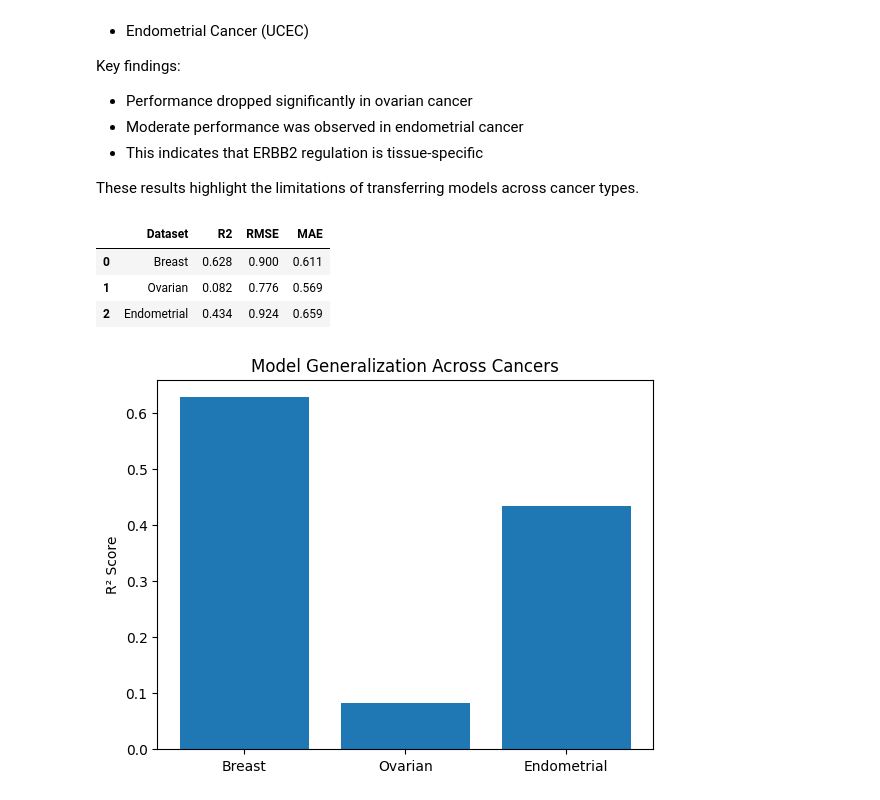
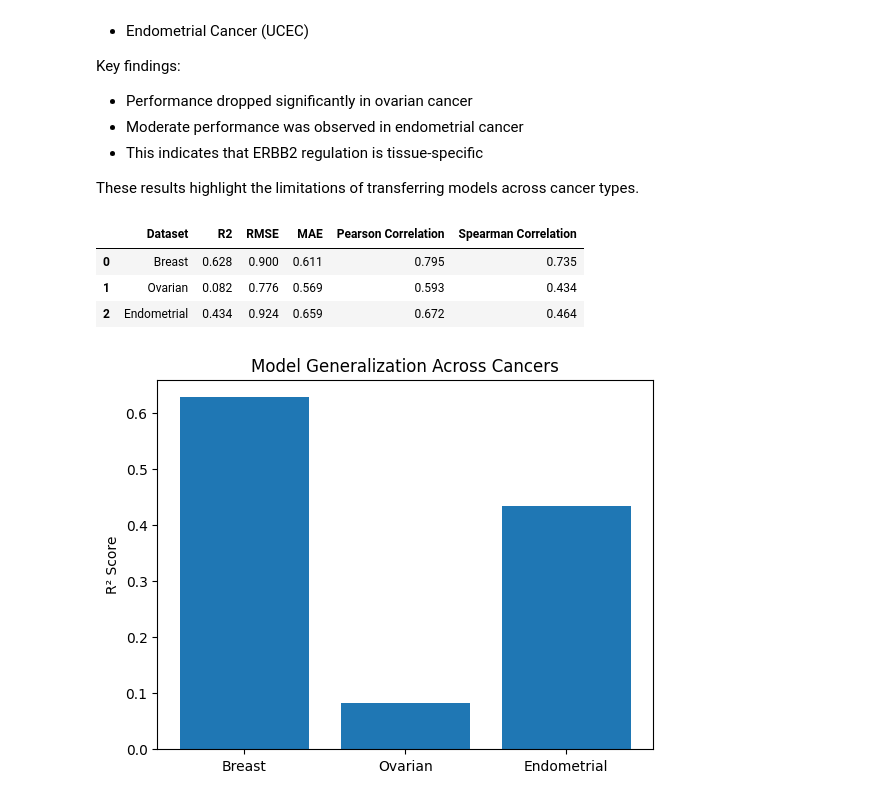
Before and after one commit to egcalles7/DATA-780-Final-Project-Repo, a Jupyter notebook: Data780_Final_Project.ipynb, the cells around one changed output. Saved outputs shown, nothing was run; the diff lists cells and outputs as text; code cells hidden in the pictures.

```diff
--- a/Data780_Final_Project.ipynb
+++ b/Data780_Final_Project.ipynb
@@ -315,6 +337,8 @@ y_pred_gb = gb_model.predict(X_test)
 gb_rmse = np.sqrt(mean_squared_error(y_test, y_pred_gb))
 gb_mae = mean_absolute_error(y_test, y_pred_gb)
 gb_r2 = r2_score(y_test, y_pred_gb)
+pearson_corr_gb, _ = pearsonr(y_test, y_pred_gb)
+spearman_corr_gb, _= spearmanr(y_test, y_pred_gb)
 
 print("Gradient Boosting n_estimators:", gb_model.n_estimators)
 print("Gradient Boosting learning_rate:", gb_model.learning_rate)
@@ -322,6 +346,8 @@ print("Gradient Boosting max_depth:", gb_model.max_depth)
 print("Gradient Boosting RMSE:", gb_rmse)
 print("Gradient Boosting MAE:", gb_mae)
 print("Gradient Boosting R2:", gb_r2)
+print("Gradient Boosting Pearson Correlation:", pearson_corr_gb)
+print("Gradient Spearman Correlation:", spearman_corr_gb)
 # %% [output]
 Gradient Boosting n_estimators: 300
 Gradient Boosting learning_rate: 0.05
@@ -449,8 +479,8 @@ cnv_ov_url = "https://tcga-xena-hub.s3.us-east-1.amazonaws.com/download/TCGA.OV.
 expr_ov_url = "https://tcga-xena-hub.s3.us-east-1.amazonaws.com/download/TCGA.OV.sampleMap%2FHiSeqV2.gz"
 
 # Load raw datasets (genes × samples format)
-cnv_ov = pd.read_csv(cnv_ov_url, sep="\t", low_memory=False)
-expr_ov = pd.read_csv(expr_ov_url, sep="\t", low_memory=False)
+cnv_ov_raw = pd.read_csv(cnv_ov_url, sep="\t", low_memory=False)
+expr_ov_raw = pd.read_csv(expr_ov_url, sep="\t", low_memory=False)
 
 # Convert to samples x genes
 cnv_ov = cnv_ov_raw.set_index(cnv_ov_raw.columns[0]).T
@@ -488,11 +516,15 @@ y_pred_ov = gb_model.predict(X_ov)
 r2_ov = r2_score(y_ov, y_pred_ov)
 rmse_ov = np.sqrt(mean_squared_error(y_ov, y_pred_ov))
 mae_ov = mean_absolute_error(y_ov, y_pred_ov)
+pearson_corr_ov, _ = pearsonr(y_ov, y_pred_ov)
+spearman_corr_ov, _ = spearmanr(y_ov, y_pred_ov)
 
 print("OVARIAN RESULTS")
 print("R2:", r2_ov)
 print("RMSE:", rmse_ov)
 print("MAE:", mae_ov)
+print("Spearman Correlation:", pearson_corr_ov)
+print("Spearman Correlation:", spearman_corr_ov)
 # %% [output]
 OVARIAN RESULTS
 R2: 0.08245446528287681
@@ -546,11 +580,15 @@ y_pred_ucec = gb_model.predict(X_ucec)
 r2_ucec = r2_score(y_ucec, y_pred_ucec)
 rmse_ucec = np.sqrt(mean_squared_error(y_ucec, y_pred_ucec))
 mae_ucec = mean_absolute_error(y_ucec, y_pred_ucec)
+pearson_corr_ucec, _ = pearsonr(y_ucec, y_pred_ucec)
+spearman_corr_ucec, _ = spearmanr(y_ucec, y_pred_ucec)
 
 print("ENDOMETRIAL (UCEC) RESULTS")
 print("R2:", r2_ucec)
 print("RMSE:", rmse_ucec)
 print("MAE:", mae_ucec)
+print("Spearman Correlation:", pearson_corr_ucec)
+print("Spearman Correlation:", spearman_corr_ucec)
 # %% [output]
 ENDOMETRIAL (UCEC) RESULTS
 R2: 0.4339702628618811
@@ -574,17 +614,20 @@ These results highlight the limitations of transferring models across cancer typ
 # %%
 results_test = pd.DataFrame({
     "Dataset": ["Breast", "Ovarian", "Endometrial"],
     "R2": [gb_r2, r2_ov, r2_ucec],
     "RMSE": [gb_rmse, rmse_ov, rmse_ucec],
-    "MAE": [gb_mae, mae_ov, mae_ucec]
+    "MAE": [gb_mae, mae_ov, mae_ucec],
+    "Pearson Correlation": [pearson_corr_gb, pearson_corr_ov, pearson_corr_ucec],
+    "Spearman Correlation": [spearman_corr_gb, spearman_corr_ov, spearman_corr_ucec]
+
 }).round(3)
 
 display(results_test)
 # %% [output]
-|  | Dataset | R2 | RMSE | MAE |
-| 0 | Breast | 0.628 | 0.900 | 0.611 |
-| 1 | Ovarian | 0.082 | 0.776 | 0.569 |
-| 2 | Endometrial | 0.434 | 0.924 | 0.659 |
+|  | Dataset | R2 | RMSE | MAE | Pearson Correlation | Spearman Correlation |
+| 0 | Breast | 0.628 | 0.900 | 0.611 | 0.795 | 0.735 |
+| 1 | Ovarian | 0.082 | 0.776 | 0.569 | 0.593 | 0.434 |
+| 2 | Endometrial | 0.434 | 0.924 | 0.659 | 0.672 | 0.464 |
 # %%
 datasets = ["Breast", "Ovarian", "Endometrial"]
 r2 = [0.628, 0.082, 0.434]
```
Also changed, not shown: parts of 8 cells of this notebook.
